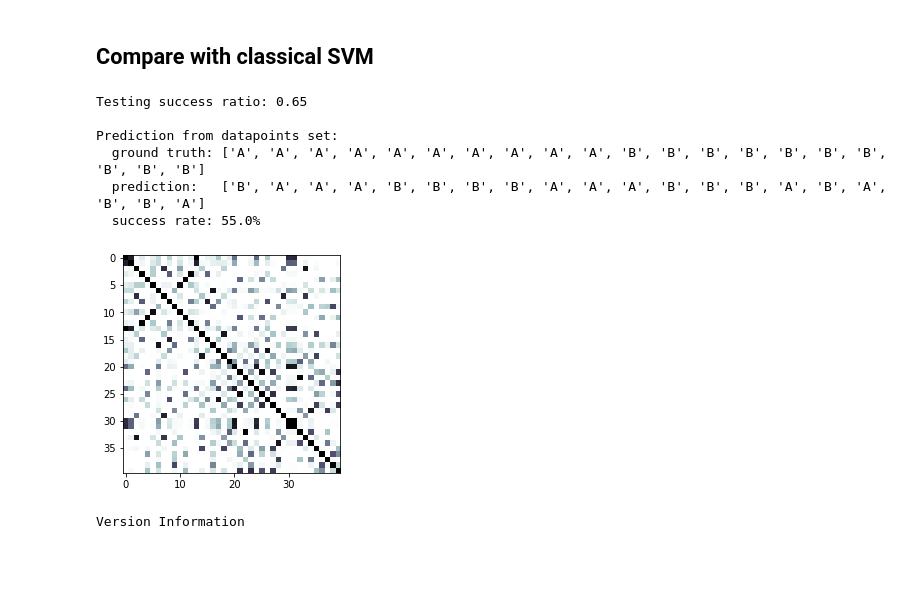
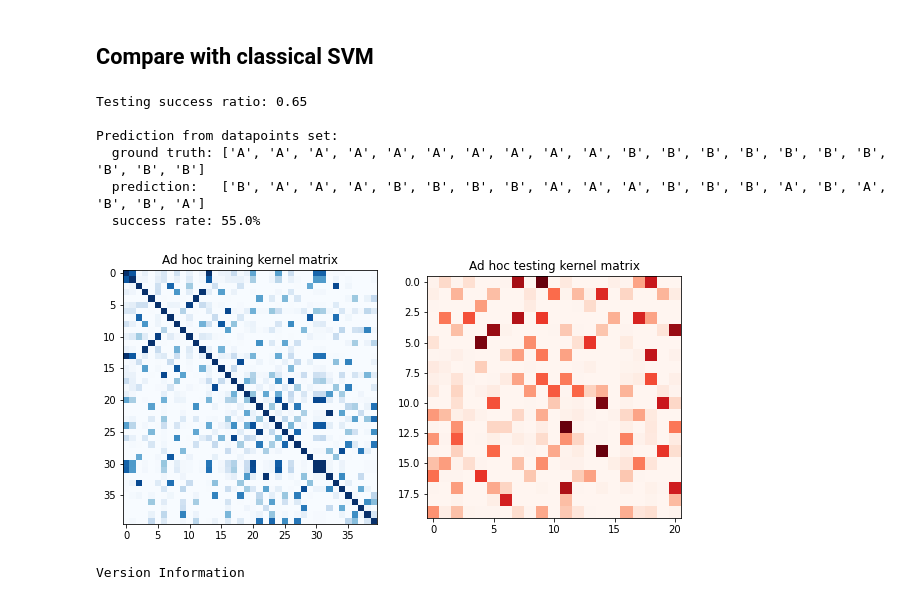
Before and after one commit to zedd-08/quantum-computing-project, a Jupyter notebook: ad_hoc_all_tests.ipynb, the cells around one changed output. Drawn from its saved outputs; the diff is of its cells as text; code cells hidden in the pictures; blank space fills up the shorter version.

Commit message:
Updated adhoc data test for calssical svm

```diff
--- a/ad_hoc_all_tests.ipynb
+++ b/ad_hoc_all_tests.ipynb
@@ -234,27 +234,36 @@ Prediction from datapoints set:
 # %%
 from qiskit.aqua.algorithms import SklearnSVM
 
 sklearnsvm = SklearnSVM(training_input, test_input, datapoints[0])
 result = sklearnsvm.run()
 
 print(f'Testing success ratio: {result["testing_accuracy"]}')
 print()
 print('Prediction from datapoints set:')
-print(f'  ground truth: {map_label_to_class_name(datapoints[1], qsvm.label_to_class)}')
+print(f'  ground truth: {map_label_to_class_name(datapoints[1], sklearnsvm.label_to_class)}')
 print(f'  prediction:   {result["predicted_classes"]}')
 predicted_labels = result["predicted_labels"]
 print(f'  success rate: {100*np.count_nonzero(predicted_labels == datapoints[1])/len(predicted_labels)}%')
 
-kernel_matrix = result['kernel_matrix_training']
-plt.imshow(np.asmatrix(kernel_matrix), interpolation='nearest', origin='upper', cmap='bone_r');
+adhoc_matrix_test = result['kernel_matrix_testing']
+adhoc_matrix_train = result['kernel_matrix_training']
+
+fig, axs = plt.subplots(1, 2, figsize=(10, 5))
+axs[0].imshow(
+    np.asmatrix(adhoc_matrix_train), interpolation="nearest", origin="upper", cmap="Blues"
+)
+axs[0].set_title("Ad hoc training kernel matrix")
+axs[1].imshow(np.asmatrix(adhoc_matrix_test), interpolation="nearest", origin="upper", cmap="Reds")
+axs[1].set_title("Ad hoc testing kernel matrix")
+plt.show()
 # %% [output]
 Testing success ratio: 0.65
 
 Prediction from datapoints set:
   ground truth: ['A', 'A', 'A', 'A', 'A', 'A', 'A', 'A', 'A', 'A', 'B', 'B', 'B', 'B', 'B', 'B', 'B', 'B', 'B', 'B']
   prediction:   ['B', 'A', 'A', 'A', 'B', 'B', 'B', 'B', 'A', 'A', 'A', 'B', 'B', 'B', 'A', 'B', 'A', 'B', 'B', 'A']
   success rate: 55.0%
-[figure, old version]
+[figure, new version]
 # %%
 import qiskit.tools.jupyter
 
```
Also changed, not shown: 1 other file.
